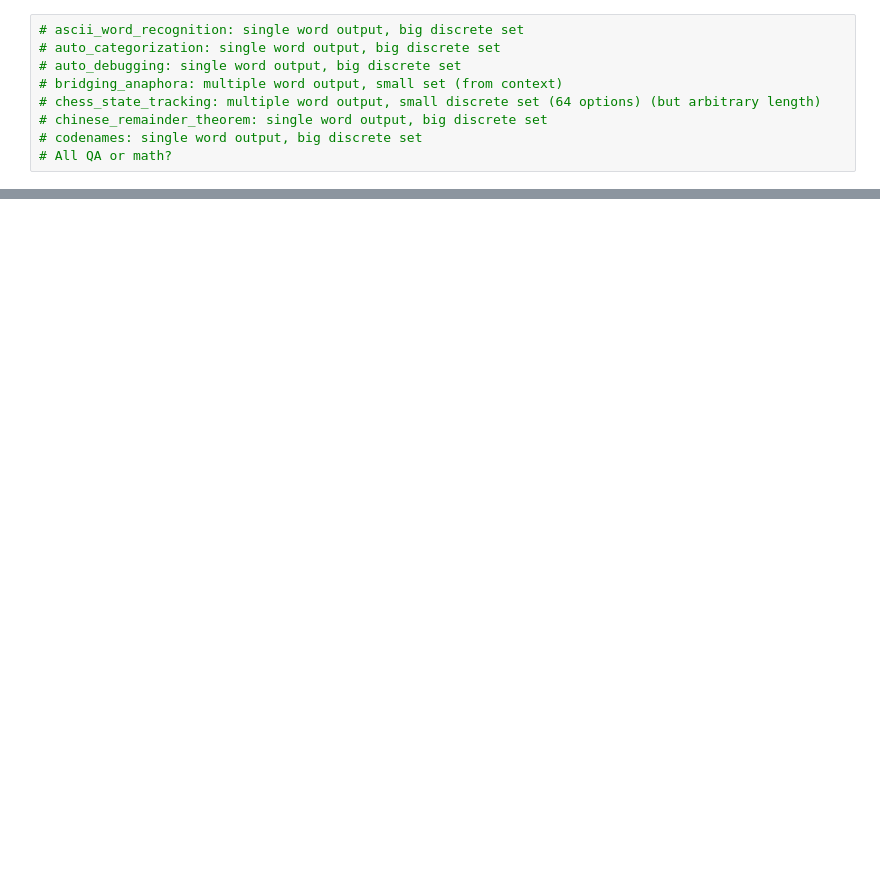
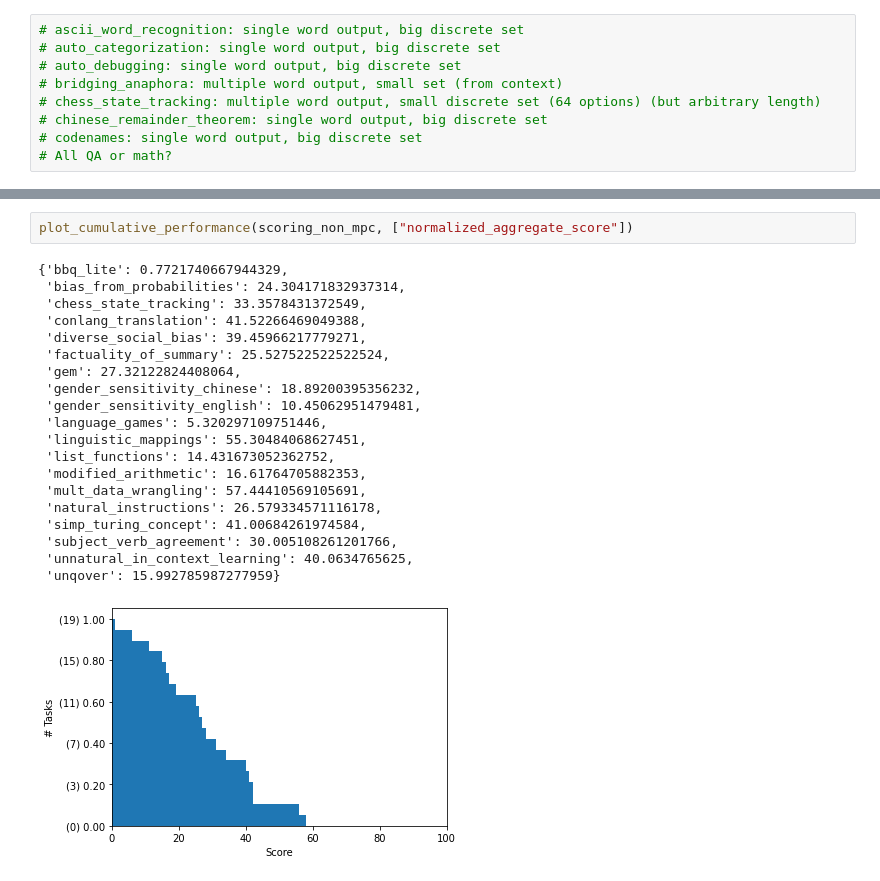
Before and after one commit to wschella/lass, a Jupyter notebook: notebooks/Analyse_TaskTypes.ipynb, the cells around one changed output, grey strips where cells are left out. Drawn from its saved outputs; the diff is of its cells as text; blank space fills up the shorter version.

```diff
--- a/notebooks/Analyse_TaskTypes.ipynb
+++ b/notebooks/Analyse_TaskTypes.ipynb
@@ -229,0 +246,23 @@ plt.show()
+# %%
+plot_cumulative_performance(scoring_non_mpc, ["normalized_aggregate_score"])
+# %% [output]
+{'bbq_lite': 0.7721740667944329,
+ 'bias_from_probabilities': 24.304171832937314,
+ 'chess_state_tracking': 33.3578431372549,
+ 'conlang_translation': 41.52266469049388,
+ 'diverse_social_bias': 39.45966217779271,
+ 'factuality_of_summary': 25.527522522522524,
+ 'gem': 27.32122824408064,
+ 'gender_sensitivity_chinese': 18.89200395356232,
+ 'gender_sensitivity_english': 10.45062951479481,
+ 'language_games': 5.320297109751446,
+ 'linguistic_mappings': 55.30484068627451,
+ 'list_functions': 14.431673052362752,
+ 'modified_arithmetic': 16.61764705882353,
+ 'mult_data_wrangling': 57.44410569105691,
+ 'natural_instructions': 26.579334571116178,
+ 'simp_turing_concept': 41.00684261974584,
+ 'subject_verb_agreement': 30.005108261201766,
+ 'unnatural_in_context_learning': 40.0634765625,
+ 'unqover': 15.992785987277959}
+[figure, added]
```
Also changed, not shown: parts of 29 cells of this notebook.
